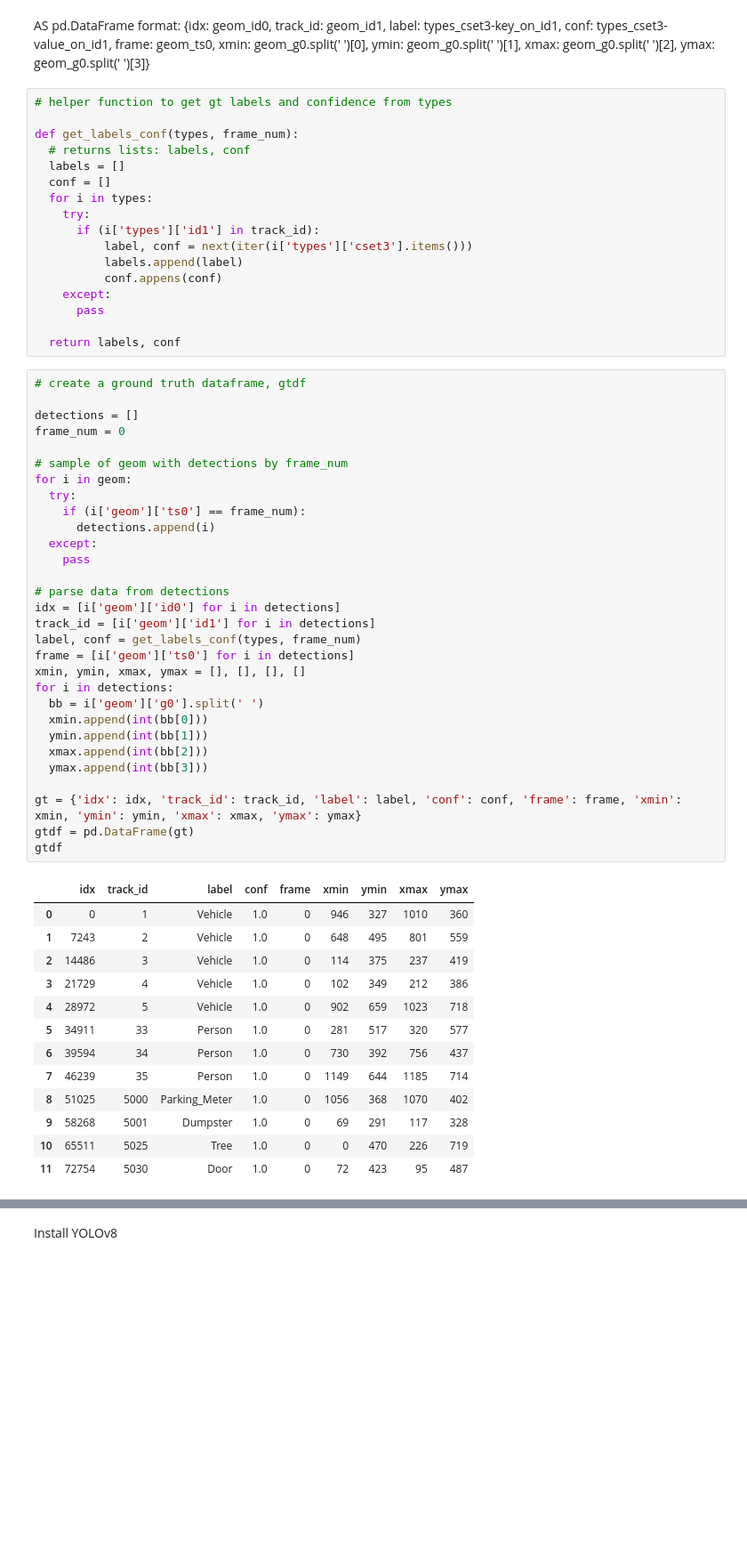
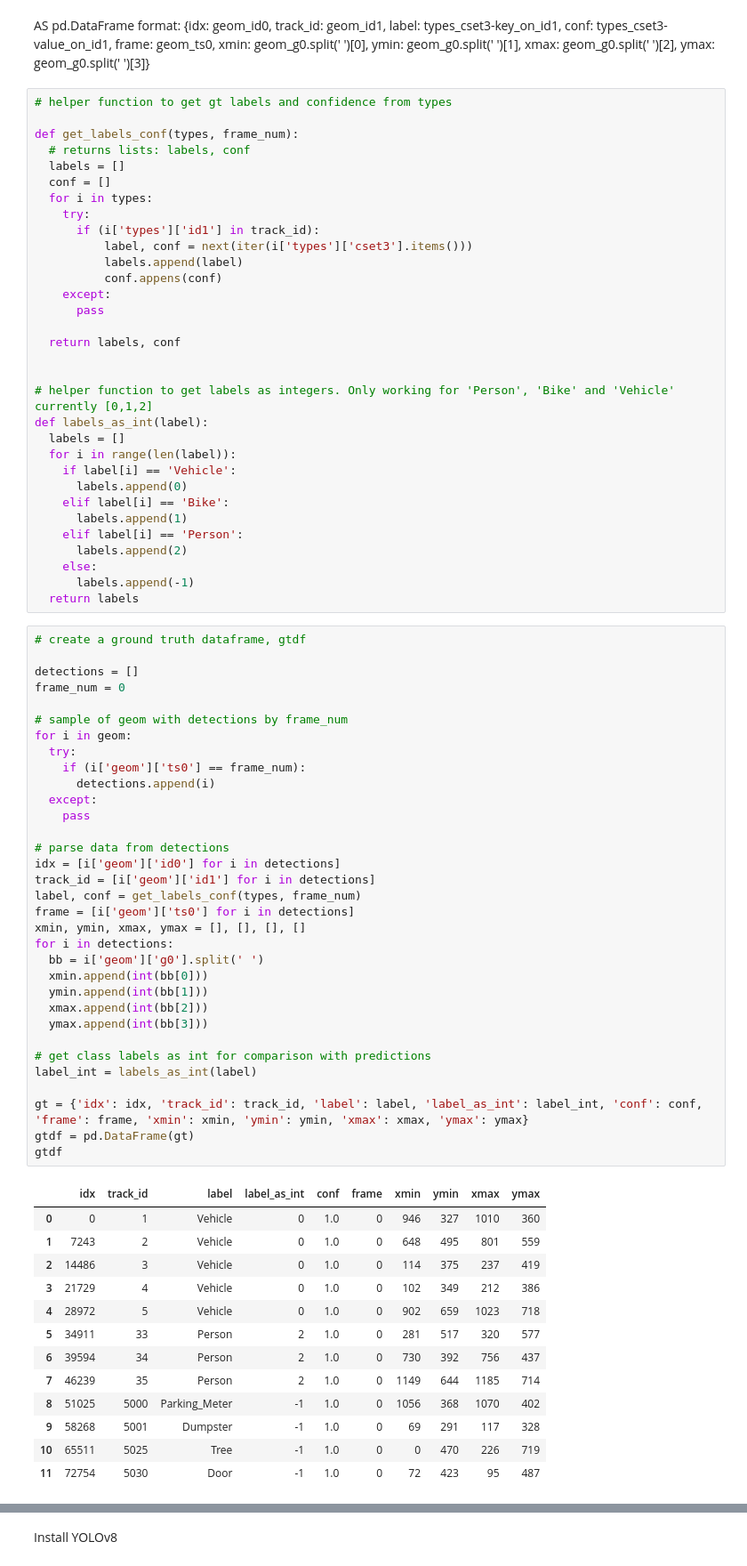
Before and after one commit to DawdlingDaedalus/VIRAT, a Jupyter notebook: analysis/06_21_2023_Accuracy_Measurements.ipynb, the cells around one changed output, grey strips where cells are left out. Shown at 89% size. Drawn from its saved outputs; the diff is of its cells as text; blank space fills up the shorter version.

```diff
--- a/analysis/06_21_2023_Accuracy_Measurements.ipynb
+++ b/analysis/06_21_2023_Accuracy_Measurements.ipynb
@@ -122,50 +128,68 @@ def get_labels_conf(types, frame_num):
       pass
 
   return labels, conf
+
+
+# helper function to get labels as integers. Only working for 'Person', 'Bike' and 'Vehicle' currently [0,1,2]
+def labels_as_int(label):
+  labels = []
+  for i in range(len(label)):
+    if label[i] == 'Vehicle':
+      labels.append(0)
+    elif label[i] == 'Bike':
+      labels.append(1)
+    elif label[i] == 'Person':
+      labels.append(2)
+    else:
+      labels.append(-1)
+  return labels
 # %%
 # create a ground truth dataframe, gtdf
 
 detections = []
 frame_num = 0
 
 # sample of geom with detections by frame_num
 for i in geom:
   try:
     if (i['geom']['ts0'] == frame_num):
       detections.append(i)
   except:
     pass
 
 # parse data from detections
 idx = [i['geom']['id0'] for i in detections]
 track_id = [i['geom']['id1'] for i in detections]
 label, conf = get_labels_conf(types, frame_num)
 frame = [i['geom']['ts0'] for i in detections]
 xmin, ymin, xmax, ymax = [], [], [], []
 for i in detections:
   bb = i['geom']['g0'].split(' ')
   xmin.append(int(bb[0]))
   ymin.append(int(bb[1]))
   xmax.append(int(bb[2]))
   ymax.append(int(bb[3]))
 
-gt = {'idx': idx, 'track_id': track_id, 'label': label, 'conf': conf, 'frame': frame, 'xmin': xmin, 'ymin': ymin, 'xmax': xmax, 'ymax': ymax}
+# get class labels as int for comparison with predictions
+label_int = labels_as_int(label)
+
+gt = {'idx': idx, 'track_id': track_id, 'label': label, 'label_as_int': label_int, 'conf': conf, 'frame': frame, 'xmin': xmin, 'ymin': ymin, 'xmax': xmax, 'ymax': ymax}
 gtdf = pd.DataFrame(gt)
 gtdf
 # %% [output]
-|  | idx | track_id | label | conf | frame | xmin | ymin | xmax | ymax |
-| 0 | 0 | 1 | Vehicle | 1.0 | 0 | 946 | 327 | 1010 | 360 |
-| 1 | 7243 | 2 | Vehicle | 1.0 | 0 | 648 | 495 | 801 | 559 |
-| 2 | 14486 | 3 | Vehicle | 1.0 | 0 | 114 | 375 | 237 | 419 |
-| 3 | 21729 | 4 | Vehicle | 1.0 | 0 | 102 | 349 | 212 | 386 |
-| 4 | 28972 | 5 | Vehicle | 1.0 | 0 | 902 | 659 | 1023 | 718 |
-| 5 | 34911 | 33 | Person | 1.0 | 0 | 281 | 517 | 320 | 577 |
-| 6 | 39594 | 34 | Person | 1.0 | 0 | 730 | 392 | 756 | 437 |
-| 7 | 46239 | 35 | Person | 1.0 | 0 | 1149 | 644 | 1185 | 714 |
-| 8 | 51025 | 5000 | Parking_Meter | 1.0 | 0 | 1056 | 368 | 1070 | 402 |
-| 9 | 58268 | 5001 | Dumpster | 1.0 | 0 | 69 | 291 | 117 | 328 |
-| 10 | 65511 | 5025 | Tree | 1.0 | 0 | 0 | 470 | 226 | 719 |
-| 11 | 72754 | 5030 | Door | 1.0 | 0 | 72 | 423 | 95 | 487 |
+|  | idx | track_id | label | label_as_int | conf | frame | xmin | ymin | xmax | ymax |
+| 0 | 0 | 1 | Vehicle | 0 | 1.0 | 0 | 946 | 327 | 1010 | 360 |
+| 1 | 7243 | 2 | Vehicle | 0 | 1.0 | 0 | 648 | 495 | 801 | 559 |
+| 2 | 14486 | 3 | Vehicle | 0 | 1.0 | 0 | 114 | 375 | 237 | 419 |
+| 3 | 21729 | 4 | Vehicle | 0 | 1.0 | 0 | 102 | 349 | 212 | 386 |
+| 4 | 28972 | 5 | Vehicle | 0 | 1.0 | 0 | 902 | 659 | 1023 | 718 |
+| 5 | 34911 | 33 | Person | 2 | 1.0 | 0 | 281 | 517 | 320 | 577 |
+| 6 | 39594 | 34 | Person | 2 | 1.0 | 0 | 730 | 392 | 756 | 437 |
+| 7 | 46239 | 35 | Person | 2 | 1.0 | 0 | 1149 | 644 | 1185 | 714 |
+| 8 | 51025 | 5000 | Parking_Meter | -1 | 1.0 | 0 | 1056 | 368 | 1070 | 402 |
+| 9 | 58268 | 5001 | Dumpster | -1 | 1.0 | 0 | 69 | 291 | 117 | 328 |
+| 10 | 65511 | 5025 | Tree | -1 | 1.0 | 0 | 0 | 470 | 226 | 719 |
+| 11 | 72754 | 5030 | Door | -1 | 1.0 | 0 | 72 | 423 | 95 | 487 |
 # %%
 gtdf.info()
 # %% [output]
```
Also changed, not shown: parts of 10 cells of this notebook.
